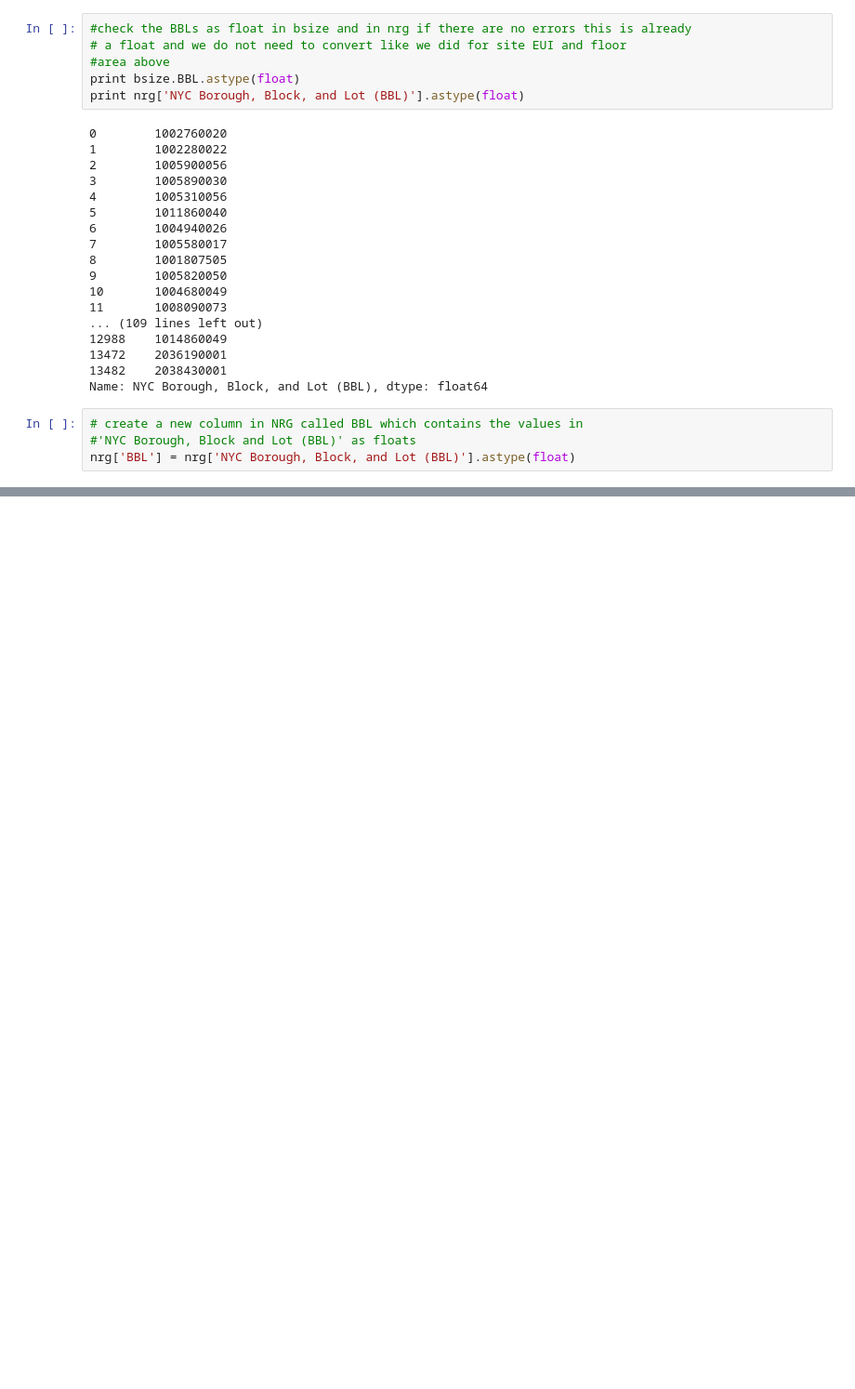
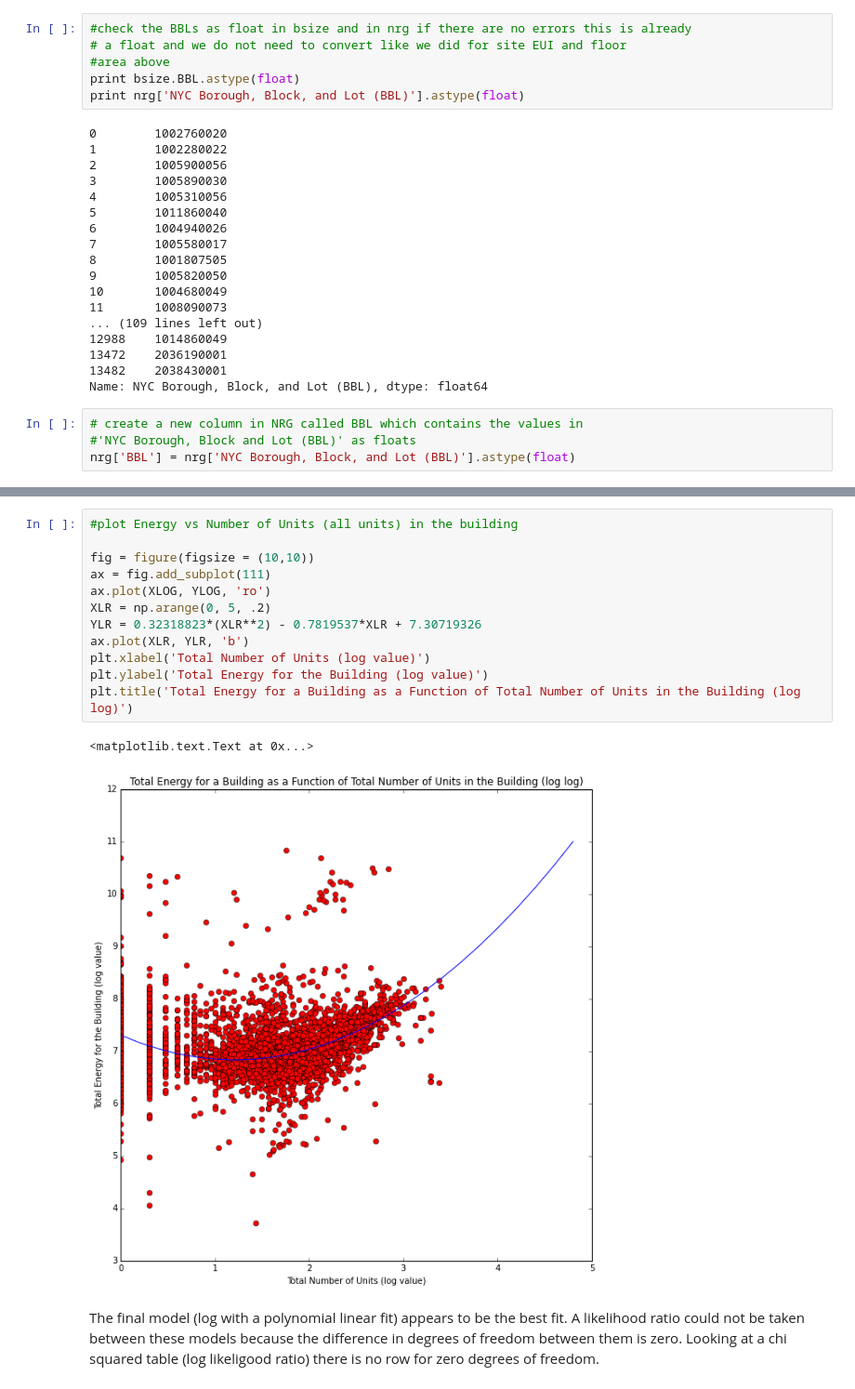
Before and after one commit to daraperl/PUI2015_dperl, a Jupyter notebook: HW5/Homework 5 - Assignment 1 Energy Consumption and Building Data.ipynb, the cells around one changed output, grey strips where cells are left out. Shown: that part at 93% size. Saved outputs shown, nothing was run; the diff lists cells and outputs as text; blank space fills up the shorter version.

```diff
--- a/HW5/Homework 5 - Assignment 1 Energy Consumption and Building Data.ipynb
+++ b/HW5/Homework 5 - Assignment 1 Energy Consumption and Building Data.ipynb
@@ -207,0 +282,17 @@ TypeError: There is no line property "loglog"
+# %%
+#plot Energy vs Number of Units (all units) in the building
+
+fig = figure(figsize = (10,10))
+ax = fig.add_subplot(111)
+ax.plot(XLOG, YLOG, 'ro')
+XLR = np.arange(0, 5, .2)
+YLR = 0.32318823*(XLR**2) - 0.7819537*XLR + 7.30719326
+ax.plot(XLR, YLR, 'b')
+plt.xlabel('Total Number of Units (log value)')
+plt.ylabel('Total Energy for the Building (log value)')
+plt.title('Total Energy for a Building as a Function of Total Number of Units in the Building (log log)')
+# %% [output]
+<matplotlib.text.Text at 0x...>
+[figure, added]
+# %% [markdown]
+The final model (log with a polynomial linear fit) appears to be the best fit.  A likelihood ratio could not be taken between these models because the difference in degrees of freedom between them is zero.  Looking at a chi squared table (log likeligood ratio) there is no row for zero degrees of freedom.
```
Also changed, not shown: parts of 15 cells of this notebook, 23 other files.
